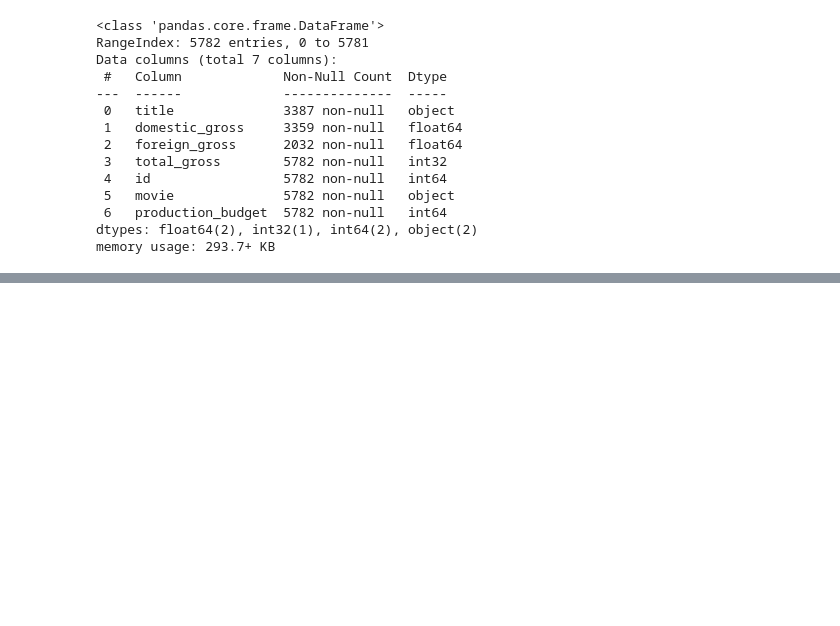
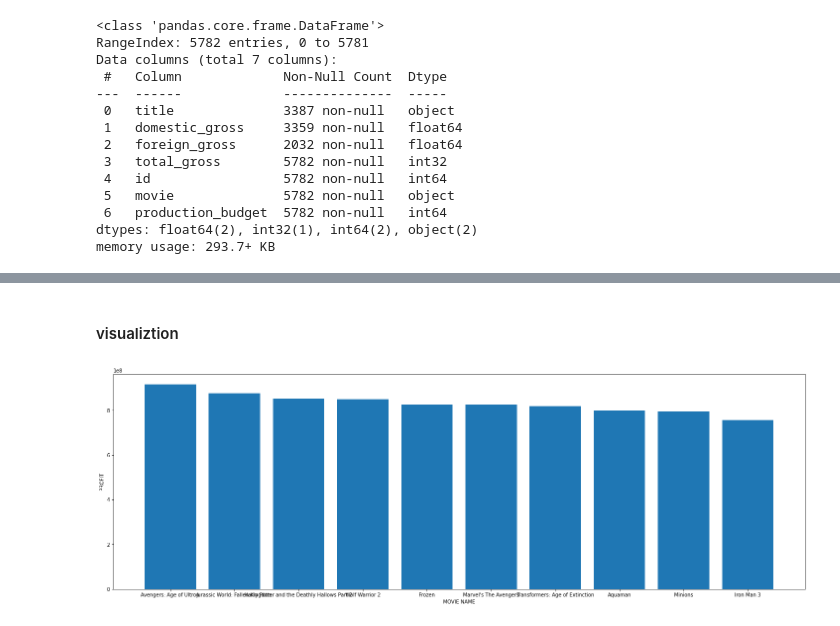
Before and after one commit to jmbego/dsc-phase-1-project, a Jupyter notebook: index.ipynb, the cells around one changed output, grey strips where cells are left out. Cells and saved outputs as stored; diff of their text form; code cells hidden in the pictures; blank space fills up the shorter version.

```diff
--- a/index.ipynb
+++ b/index.ipynb
@@ -145,3 +145,7 @@ dtypes: float64(2), int32(1), int64(2), object(2)
 memory usage: 293.7+ KB
 # %%
 movie_concat['profit']=movie_concat['foreign_gross']-movie_concat['production_budget']
+# %%
+top_profits=movie_concat.sort_values(by='profit',ascending=False).head(10)
+lst=['title','production_budget','profit']
+top_profits[lst]
@@ -147,0 +164,17 @@ movie_concat['profit']=movie_concat['foreign_gross']-movie_concat['production_bu
+# %% [markdown]
+#### visualiztion
+# %%
+x=list(top_profits['title'])
+y=list(top_profits['profit'])
+y1=list(top_profits['production_budget'])
+
+fig, ax1 = plt.subplots(figsize=(25, 8))
+
+ax1.bar(x, y)
+ax1.set_xlabel('MOVIE NAME')
+ax1.set_ylabel('PROFIT')
+
+
+plt.show()
+# %% [output]
+[figure, added]
```
Also changed, not shown: parts of 1 cell of this notebook.
